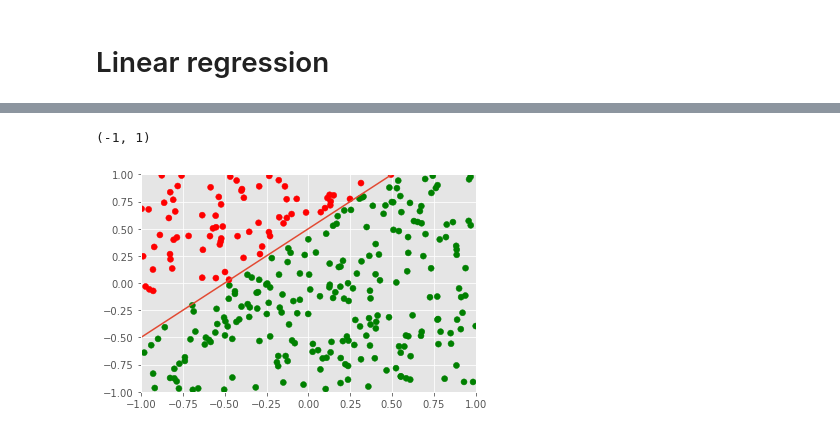
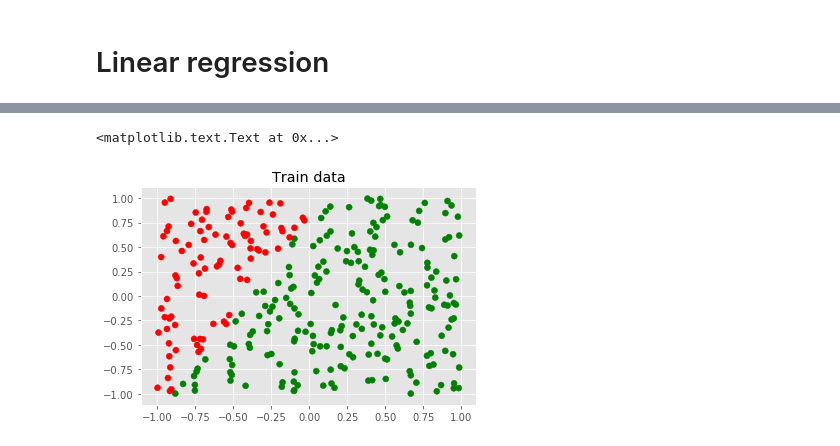
Before and after one commit to ddaletski/Data-Science-Training, a Jupyter notebook: LearningFromDataHomeworks/HW2.ipynb, the cells around one changed output, grey strips where cells are left out. Drawn from its saved outputs; the diff is of its cells as text; code cells hidden in the pictures.

```diff
--- a/LearningFromDataHomeworks/HW2.ipynb
+++ b/LearningFromDataHomeworks/HW2.ipynb
@@ -67,9 +68,10 @@ array([ 0.88287122])
 # %%
-def create_dataset(n, w):
-    # n: sample size
-    # w: boundary line coefs (intercept, slope1, slope2)
-    wlen = np.sqrt(np.sum(np.inner(w, w)))
-    f = lambda x: np.sign(np.inner(w/wlen, np.concatenate(([1], x))))
+def create_dataset(n, w, f=None):
+    if f is None:
+        # n: sample size
+        # w: boundary line coefs (intercept, slope1, slope2)
+        wlen = np.sqrt(np.sum(np.inner(w, w)))
+        f = lambda x: np.sign(np.inner(w/wlen, np.concatenate(([1], x))))
     X = np.random.uniform(-1, 1, size=(n, 2))
     y = np.apply_along_axis(f, 1, X)
     return X, y
@@ -87,14 +89,12 @@ def line(coefs):
         x2 = [-1,-1]
     return (x1, x2)
 # %%
-true_coefs = [1, 2, -2]
+true_coefs = [1, 2.5, -1.25]
 X, y = create_dataset(300, true_coefs)
 
 plt.scatter(X[:, 0], X[:, 1], c=np.where(y>0, 'green', 'red'))
-plt.plot(*line(true_coefs))
-plt.xlim(-1, 1)
-plt.ylim(-1, 1)
+plt.title("Train data")
 # %% [output]
-(-1, 1)
+<matplotlib.text.Text at 0x...>
-[figure, old version]
+[figure, new version]
 # %%
```
Also changed, not shown: parts of 21 cells of this notebook, 1 other file.
